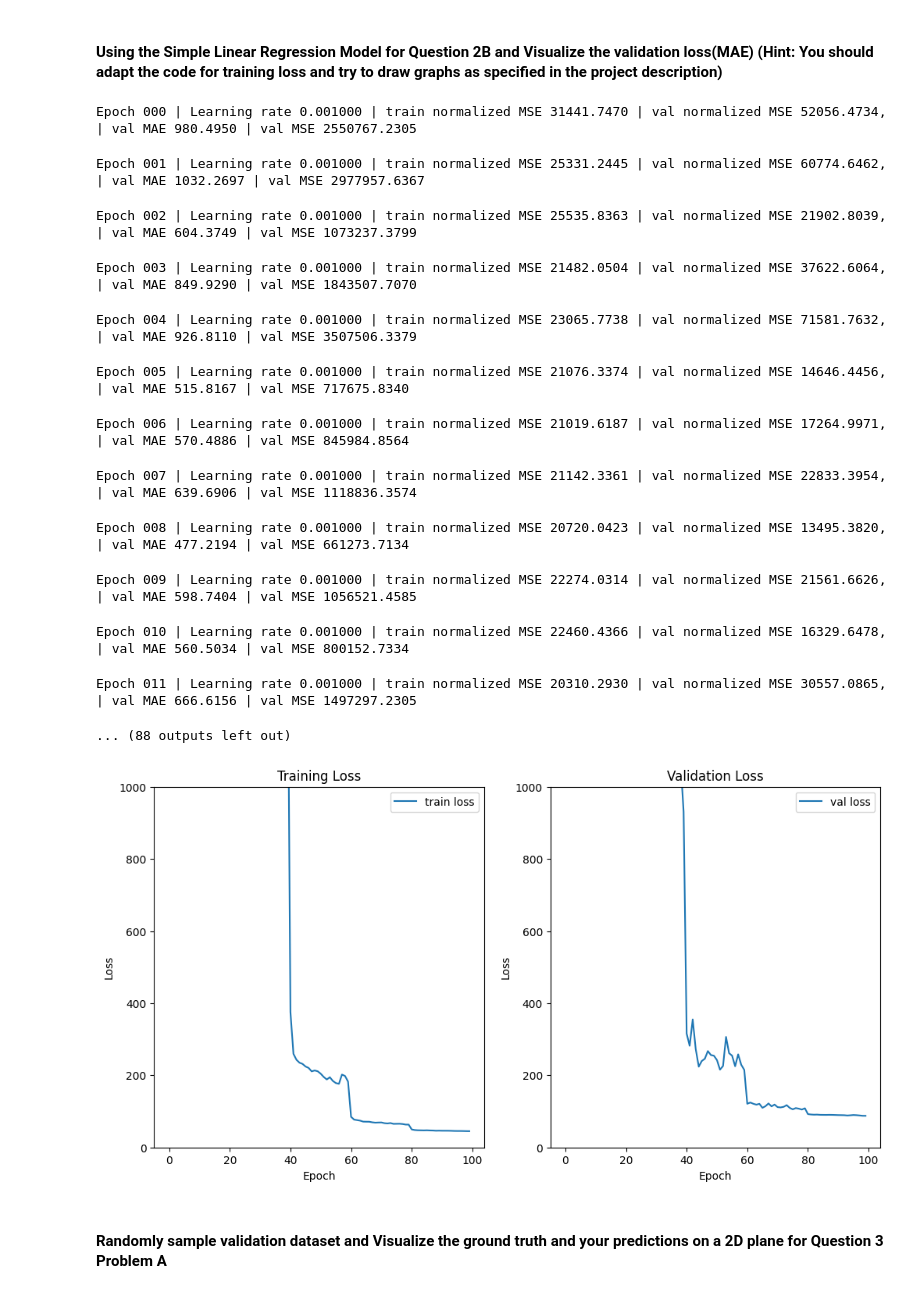
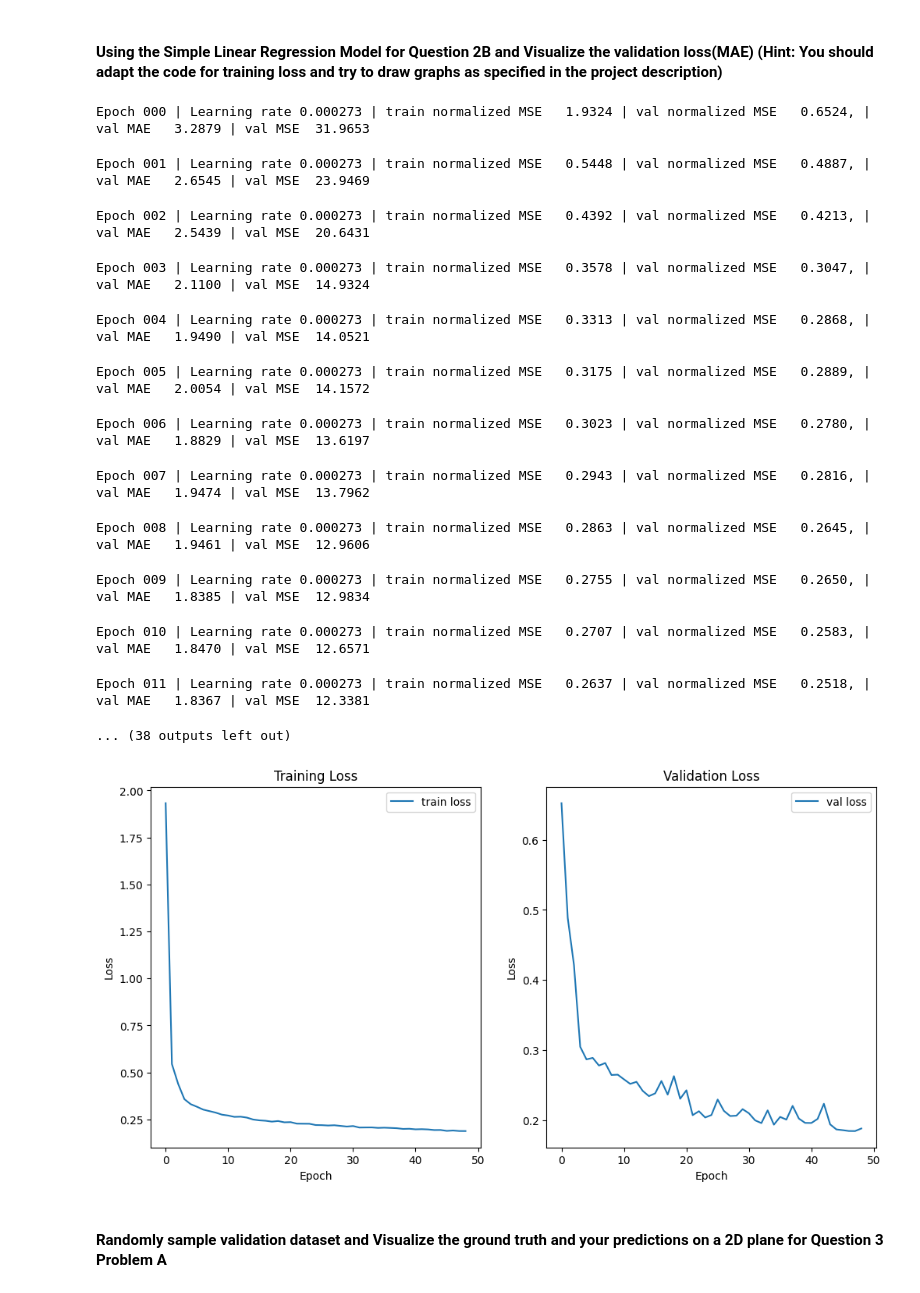
Before and after one commit to kimmypracha/cse251b-project, a Jupyter notebook: CSE 251B Project Milestone Starter Code.ipynb, the cells around one changed output. Drawn from its saved outputs; the diff is of its cells as text; code cells hidden in the pictures.

```diff
--- a/CSE 251B Project Milestone Starter Code.ipynb
+++ b/CSE 251B Project Milestone Starter Code.ipynb
@@ -274,9 +288,9 @@ class CNN(nn.Module):
 #### This Model will be covered during Week 6 Lecture (If you don't understand it for now, don't worry, we will cover it in the lecture, or you can ask in the office hours)
 # %%
 class LSTM(nn.Module):
-    def __init__(self, input_dim=6, hidden_dim=128, output_dim=60 * 2):
+    def __init__(self, input_dim=6, hidden_dim=128, output_dim=60 * 2, num_layers=3):
         super(LSTM, self).__init__()
-        self.lstm = nn.LSTM(input_dim, hidden_dim, batch_first=True)
+        self.lstm = nn.LSTM(input_dim, hidden_dim, batch_first=True, num_layers=num_layers)
         self.fc = nn.Linear(hidden_dim, output_dim)
 
     def forward(self, data):
@@ -291,15 +305,28 @@ class LSTM(nn.Module):
 # %% [markdown]
 #### Your Optimizer and Hyperparameters for Question 2 Problem A (Try to use different optimizers and hyperparameters for your model and see how it affects the performance of your model)
 # %%
-model = LinearRegressionModel().to(device)
+# model = LinearRegressionModel().to(device)
 # model = MLP(50 * 50 * 6, 60 * 2).to(device)
-# model = CNN().to(device)
-# model = LSTM().to(device)
+# model = CNN(input_channels=6,
+#                     output_channels=2,
+#                     num_conv_blocks=2,
+#                     num_fc_blocks=2,
+#                     max_pooling=False
+#                    ).to(device)
+model = LSTM(hidden_dim=256).to(device)
 
-
-optimizer = optim.Adam(model.parameters(), lr=1e-3, weight_decay=1e-4)
+LR = 0.006828321444529112
+DECAY = 0.00824308842435656
+total_steps = 50 * len(train_dataloader)
+optimizer = optim.AdamW(model.parameters(), lr=LR, weight_decay=DECAY)
 # scheduler = optim.lr_scheduler.ExponentialLR(optimizer, gamma=0.9)
-scheduler = optim.lr_scheduler.StepLR(optimizer, step_size=20, gamma=0.25) # You can try different schedulers
+# scheduler = optim.lr_scheduler.StepLR(optimizer, step_size=20, gamma=0.25) # You can try different schedulers
+scheduler = optim.lr_scheduler.OneCycleLR(
+        optimizer,
+        max_lr=LR,
+        total_steps=total_steps,
+        cycle_momentum=False
+    )
 early_stopping_patience = 10
 best_val_loss = float('inf')
 no_improvement = 0
@@ -309,7 +336,7 @@ criterion = nn.MSELoss()
 # %%
 train_losses = []
 val_losses = []
-for epoch in tqdm.tqdm(range(100), desc="Epoch", unit="epoch"):
+for epoch in tqdm.tqdm(range(49), desc="Epoch", unit="epoch"):
     # ---- Training ----
     model.train()
     train_loss = 0
@@ -369,36 +396,36 @@ plt.title('Training and Validation Loss')
 plt.legend()
 plt.show()
 # %% [output]
-Epoch 000 | Learning rate 0.001000 | train normalized MSE 31441.7470 | val normalized MSE 52056.4734, | val MAE 980.4950 | val MSE 2550767.2305
+Epoch 000 | Learning rate 0.000273 | train normalized MSE   1.9324 | val normalized MSE   0.6524, | val MAE   3.2879 | val MSE  31.9653
-Epoch 001 | Learning rate 0.001000 | train normalized MSE 25331.2445 | val normalized MSE 60774.6462, | val MAE 1032.2697 | val MSE 2977957.6367
+Epoch 001 | Learning rate 0.000273 | train normalized MSE   0.5448 | val normalized MSE   0.4887, | val MAE   2.6545 | val MSE  23.9469
-Epoch 002 | Learning rate 0.001000 | train normalized MSE 25535.8363 | val normalized MSE 21902.8039, | val MAE 604.3749 | val MSE 1073237.3799
+Epoch 002 | Learning rate 0.000273 | train normalized MSE   0.4392 | val normalized MSE   0.4213, | val MAE   2.5439 | val MSE  20.6431
-Epoch 003 | Learning rate 0.001000 | train normalized MSE 21482.0504 | val normalized MSE 37622.6064, | val MAE 849.9290 | val MSE 1843507.7070
+Epoch 003 | Learning rate 0.000273 | train normalized MSE   0.3578 | val normalized MSE   0.3047, | val MAE   2.1100 | val MSE  14.9324
-Epoch 004 | Learning rate 0.001000 | train normalized MSE 23065.7738 | val normalized MSE 71581.7632, | val MAE 926.8110 | val MSE 3507506.3379
+Epoch 004 | Learning rate 0.000273 | train normalized MSE   0.3313 | val normalized MSE   0.2868, | val MAE   1.9490 | val MSE  14.0521
-Epoch 005 | Learning rate 0.001000 | train normalized MSE 21076.3374 | val normalized MSE 14646.4456, | val MAE 515.8167 | val MSE 717675.8340
+Epoch 005 | Learning rate 0.000273 | train normalized MSE   0.3175 | val normalized MSE   0.2889, | val MAE   2.0054 | val MSE  14.1572
-Epoch 006 | Learning rate 0.001000 | train normalized MSE 21019.6187 | val normalized MSE 17264.9971, | val MAE 570.4886 | val MSE 845984.8564
+Epoch 006 | Learning rate 0.000273 | train normalized MSE   0.3023 | val normalized MSE   0.2780, | val MAE   1.8829 | val MSE  13.6197
-Epoch 007 | Learning rate 0.001000 | train normalized MSE 21142.3361 | val normalized MSE 22833.3954, | val MAE 639.6906 | val MSE 1118836.3574
+Epoch 007 | Learning rate 0.000273 | train normalized MSE   0.2943 | val normalized MSE   0.2816, | val MAE   1.9474 | val MSE  13.7962
-Epoch 008 | Learning rate 0.001000 | train normalized MSE 20720.0423 | val normalized MSE 13495.3820, | val MAE 477.2194 | val MSE 661273.7134
+Epoch 008 | Learning rate 0.000273 | train normalized MSE   0.2863 | val normalized MSE   0.2645, | val MAE   1.9461 | val MSE  12.9606
-Epoch 009 | Learning rate 0.001000 | train normalized MSE 22274.0314 | val normalized MSE 21561.6626, | val MAE 598.7404 | val MSE 1056521.4585
+Epoch 009 | Learning rate 0.000273 | train normalized MSE   0.2755 | val normalized MSE   0.2650, | val MAE   1.8385 | val MSE  12.9834
-Epoch 010 | Learning rate 0.001000 | train normalized MSE 22460.4366 | val normalized MSE 16329.6478, | val MAE 560.5034 | val MSE 800152.7334
+Epoch 010 | Learning rate 0.000273 | train normalized MSE   0.2707 | val normalized MSE   0.2583, | val MAE   1.8470 | val MSE  12.6571
-Epoch 011 | Learning rate 0.001000 | train normalized MSE 20310.2930 | val normalized MSE 30557.0865, | val MAE 666.6156 | val MSE 1497297.2305
+Epoch 011 | Learning rate 0.000273 | train normalized MSE   0.2637 | val normalized MSE   0.2518, | val MAE   1.8367 | val MSE  12.3381
-... (88 outputs left out)
+... (38 outputs left out)
 # %%
 f, ax = plt.subplots(1, 2, figsize=(12, 6))
 ax[0].plot(train_losses, label='train loss')
 ax[1].plot(val_losses, label='val loss')
 ax[0].set_xlabel('Epoch')
 ax[0].set_ylabel('Loss')
 ax[0].set_title('Training Loss')
 ax[1].set_xlabel('Epoch')
 ax[1].set_ylabel('Loss')
 ax[1].set_title('Validation Loss')
-ax[0].set_ylim(0, 1000)
-ax[1].set_ylim(0, 1000)
+# ax[0].set_ylim(0, 1000)
+# ax[1].set_ylim(0, 1000)
 ax[0].legend()
 ax[1].legend()
 plt.show()
 # %% [output]
-[figure, old version]
+[figure, new version]
 # %% [markdown]
 #### Randomly sample validation dataset and Visualize the ground truth and your predictions on a 2D plane for Question 3 Problem A
 # %%
```
Also changed, not shown: parts of 5 cells of this notebook, 3 other files.
